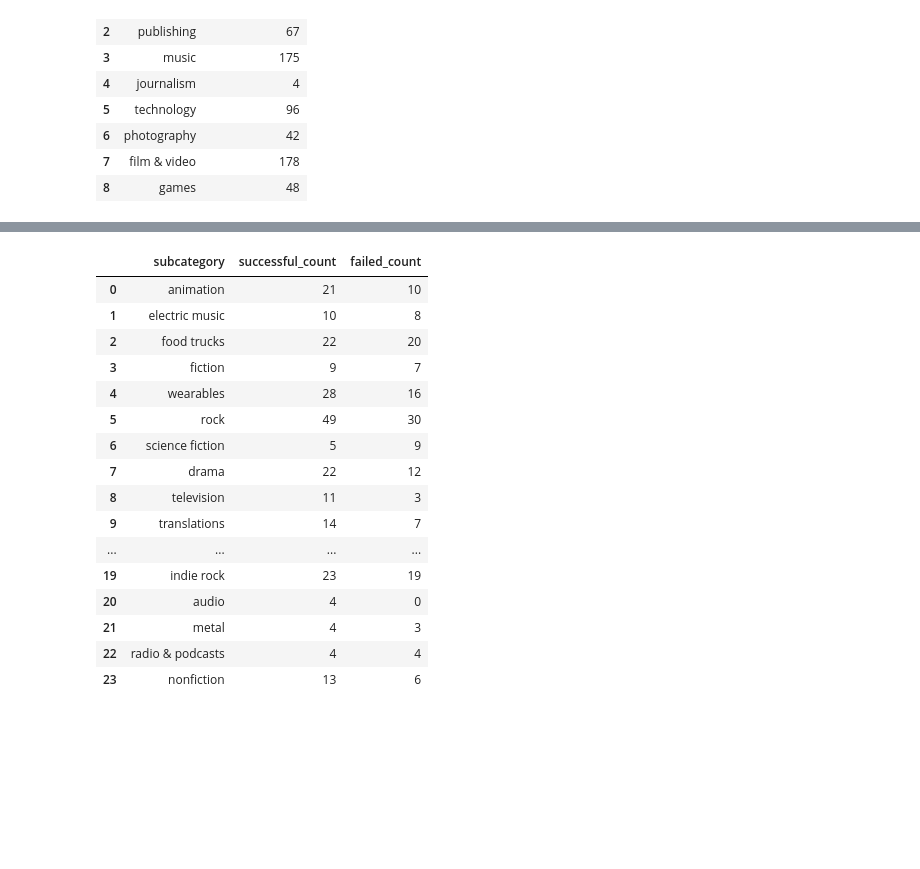
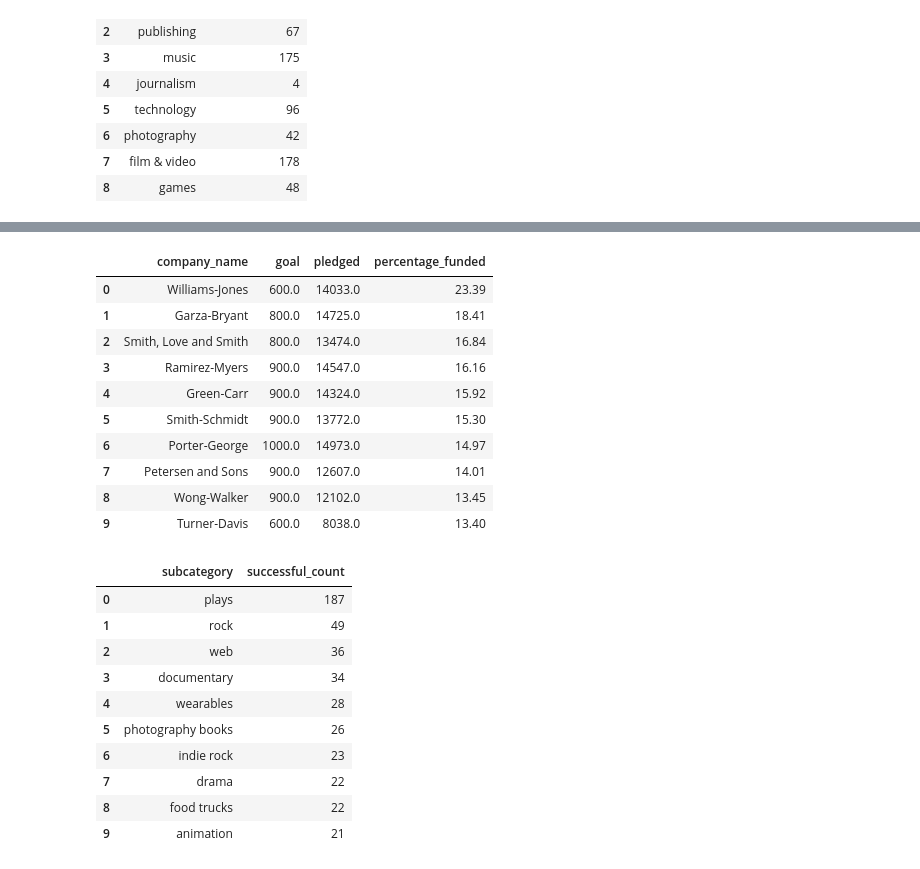
Before and after one commit to kuhladriana/Project_2--Group-03, a Jupyter notebook: Submission- Crowdfunding ETL/Notebooks/crowdfunding_analysis.ipynb, the cells around one changed output, grey strips where cells are left out. Cells and saved outputs as stored; diff of their text form; code cells hidden in the pictures; blank space fills up the shorter version.

```diff
--- a/Submission- Crowdfunding ETL/Notebooks/crowdfunding_analysis.ipynb
+++ b/Submission- Crowdfunding ETL/Notebooks/crowdfunding_analysis.ipynb
@@ -12,14 +12,3 @@ import seaborn as sns
 from sqlalchemy import create_engine, inspect, text, func
 from sqlalchemy.orm import Session
 from sqlalchemy.ext.automap import automap_base
-# %%
-# CONNECT TO POSTGRES
-USERNAME = "postgres"
-PASSWORD = "password"
-HOST = "localhost"
-PORT = 5432
-DATABASE = "crowdfunding_db"
-connection_str = f"postgresql://{USERNAME}:{PASSWORD}@{HOST}:{PORT}/{DATABASE}"
-
-# Create Engine
-engine = create_engine(connection_str)
@@ -194,31 +61,52 @@ plt.show()
+# %%
+query = text("""SELECT
+    c.company_name,
+    c.goal,
+    c.pledged,
+    ROUND((c.pledged/c.goal), 2) AS percentage_funded
+FROM
+    campaign c
+ORDER BY
+    percentage_funded Desc
+LIMIT 10;""")
+percentage_funded_df = pd.read_sql(query, con=conn)
+percentage_funded_df
+# %% [output]
+|  | company_name | goal | pledged | percentage_funded |
+| 0 | Williams-Jones | 600.0 | 14033.0 | 23.39 |
+| 1 | Garza-Bryant | 800.0 | 14725.0 | 18.41 |
+| 2 | Smith, Love and Smith | 800.0 | 13474.0 | 16.84 |
+| 3 | Ramirez-Myers | 900.0 | 14547.0 | 16.16 |
+| 4 | Green-Carr | 900.0 | 14324.0 | 15.92 |
+| 5 | Smith-Schmidt | 900.0 | 13772.0 | 15.30 |
+| 6 | Porter-George | 1000.0 | 14973.0 | 14.97 |
+| 7 | Petersen and Sons | 900.0 | 12607.0 | 14.01 |
+| 8 | Wong-Walker | 900.0 | 12102.0 | 13.45 |
+| 9 | Turner-Davis | 600.0 | 8038.0 | 13.40 |
 # %%
 query = text("""SELECT
                     scat.subcategory,
-                    COUNT(CASE WHEN c.outcome = 'successful' THEN 1 END) AS successful_count,
-                    COUNT(CASE WHEN c.outcome = 'failed' THEN 1 END) AS failed_count
+                    COUNT(CASE WHEN c.outcome = 'successful' THEN 1 END) AS successful_count
                 FROM
                     campaign c
                 INNER JOIN
                     subcategory scat ON c.subcategory_id = scat.subcategory_id
                 GROUP BY
-                    scat.subcategory;""")
-subcategory_outcome_count_df = pd.read_sql(query, con=conn)
-subcategory_outcome_count_df
+                    scat.subcategory
+                ORDER BY
+                	successful_count DESC;
+            """)
+successful_count_df = pd.read_sql(query, con=conn)
+successful_count_df.head(10)
 # %% [output]
-|  | subcategory | successful_count | failed_count |
-| 0 | animation | 21 | 10 |
-| 1 | electric music | 10 | 8 |
-| 2 | food trucks | 22 | 20 |
-| 3 | fiction | 9 | 7 |
-| 4 | wearables | 28 | 16 |
-| 5 | rock | 49 | 30 |
-| 6 | science fiction | 5 | 9 |
-| 7 | drama | 22 | 12 |
-| 8 | television | 11 | 3 |
-| 9 | translations | 14 | 7 |
-| ... | ... | ... | ... |
-| 19 | indie rock | 23 | 19 |
-| 20 | audio | 4 | 0 |
-| 21 | metal | 4 | 3 |
-| 22 | radio & podcasts | 4 | 4 |
-| 23 | nonfiction | 13 | 6 |
+|  | subcategory | successful_count |
+| 0 | plays | 187 |
+| 1 | rock | 49 |
+| 2 | web | 36 |
+| 3 | documentary | 34 |
+| 4 | wearables | 28 |
+| 5 | photography books | 26 |
+| 6 | indie rock | 23 |
+| 7 | drama | 22 |
+| 8 | food trucks | 22 |
+| 9 | animation | 21 |
```
Also changed, not shown: parts of 21 cells of this notebook.
